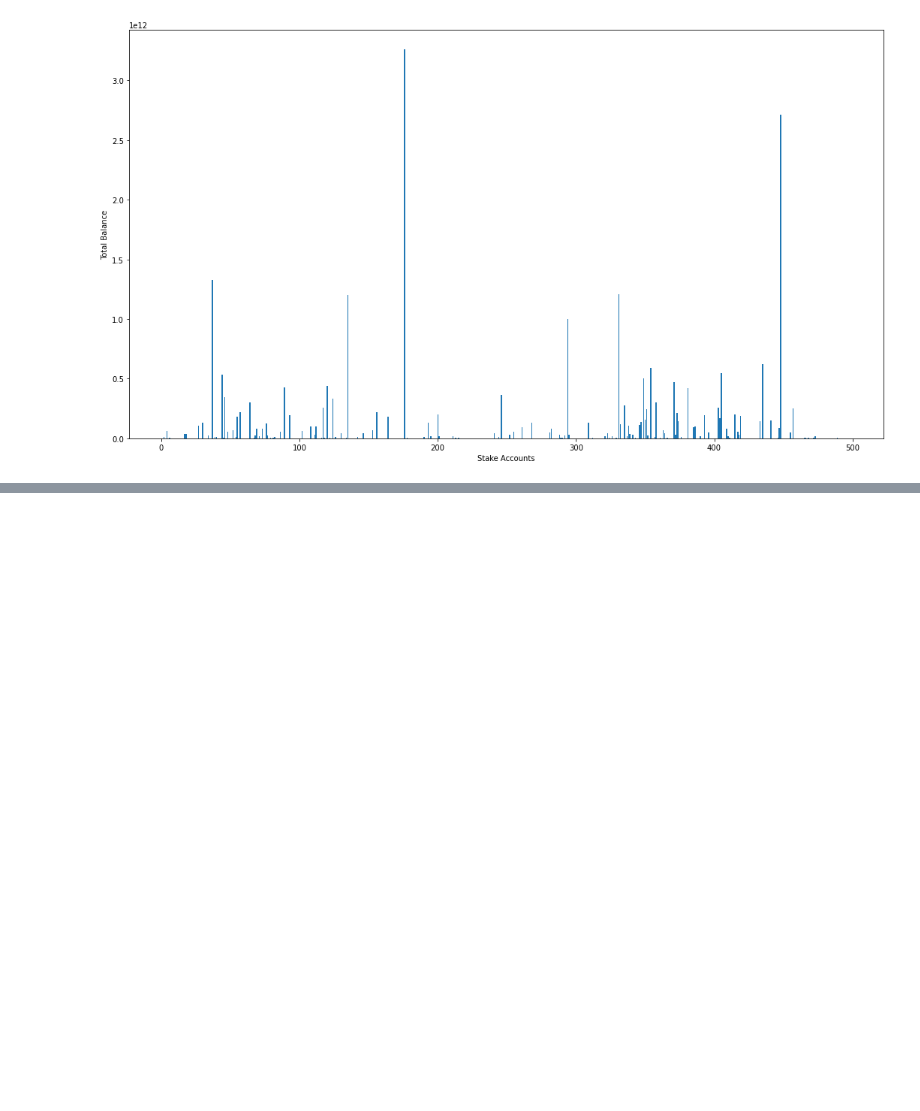
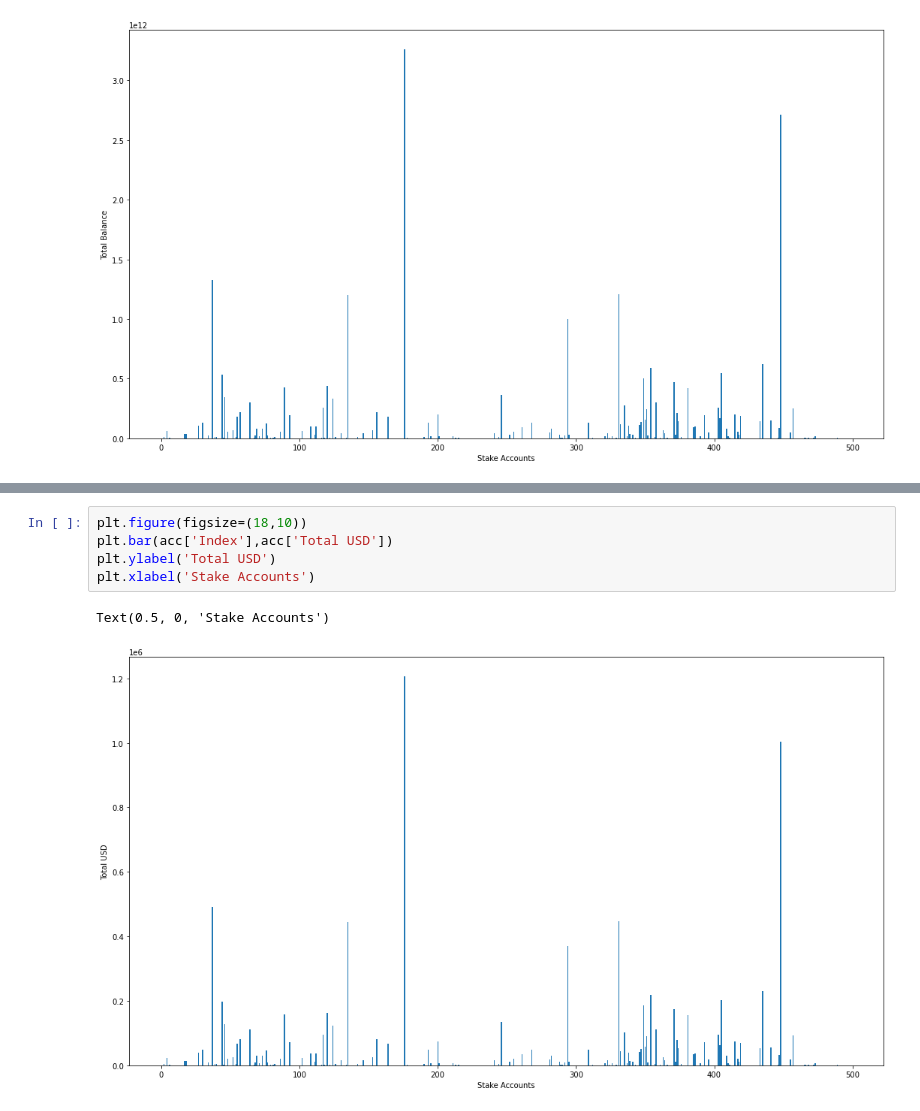
Before and after one commit to parshvadaftari/Cardano_Analysis, a Jupyter notebook: KOIOS_Data_pull/Account_Info_Investigation.ipynb, the cells around one changed output, grey strips where cells are left out. Drawn from its saved outputs; the diff is of its cells as text; blank space fills up the shorter version.

```diff
--- a/KOIOS_Data_pull/Account_Info_Investigation.ipynb
+++ b/KOIOS_Data_pull/Account_Info_Investigation.ipynb
@@ -119,0 +156,8 @@ fig = acc.iplot(kind='bar')
+# %%
+plt.figure(figsize=(18,10))
+plt.bar(acc['Index'],acc['Total USD'])
+plt.ylabel('Total USD')
+plt.xlabel('Stake Accounts')
+# %% [output]
+Text(0.5, 0, 'Stake Accounts')
+[figure, added]
```
Also changed, not shown: parts of 19 cells of this notebook.
